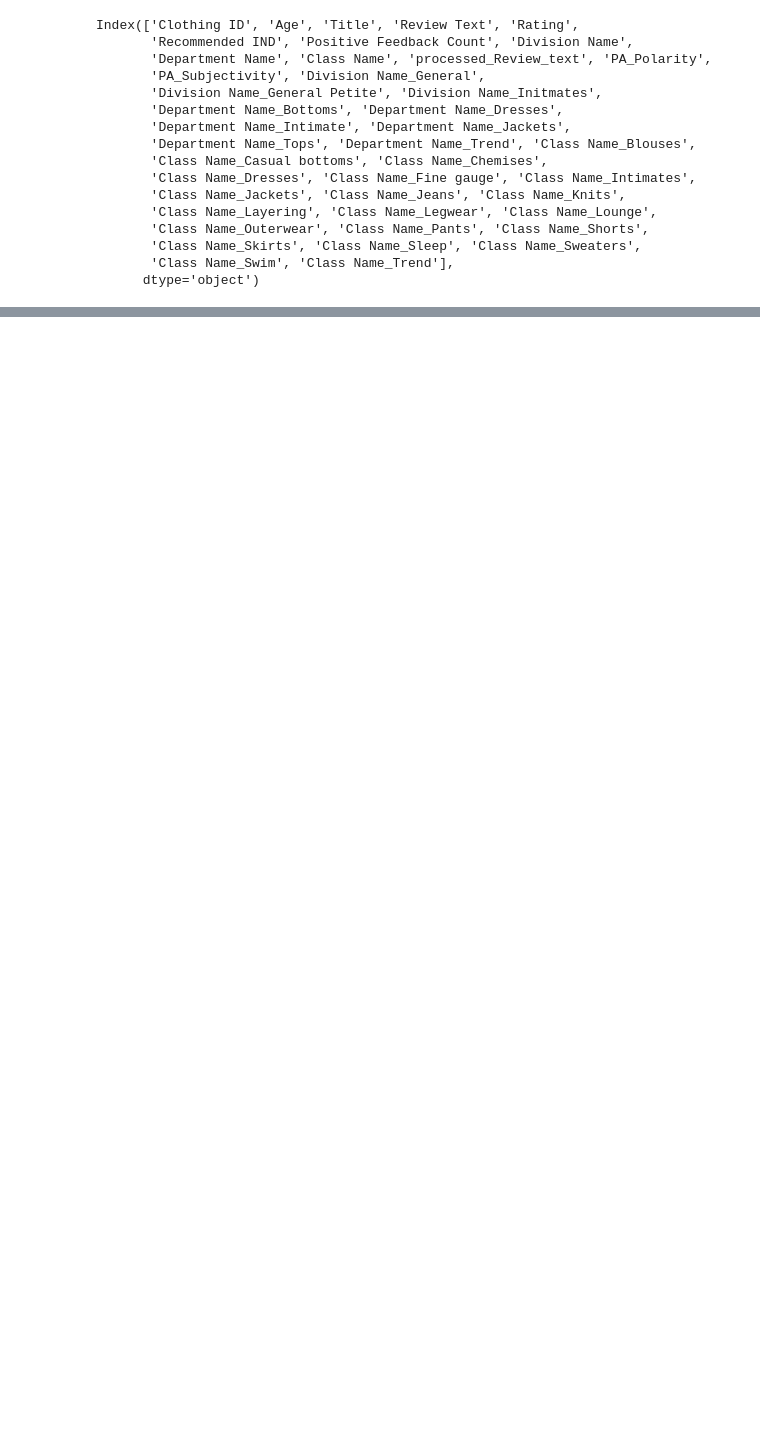
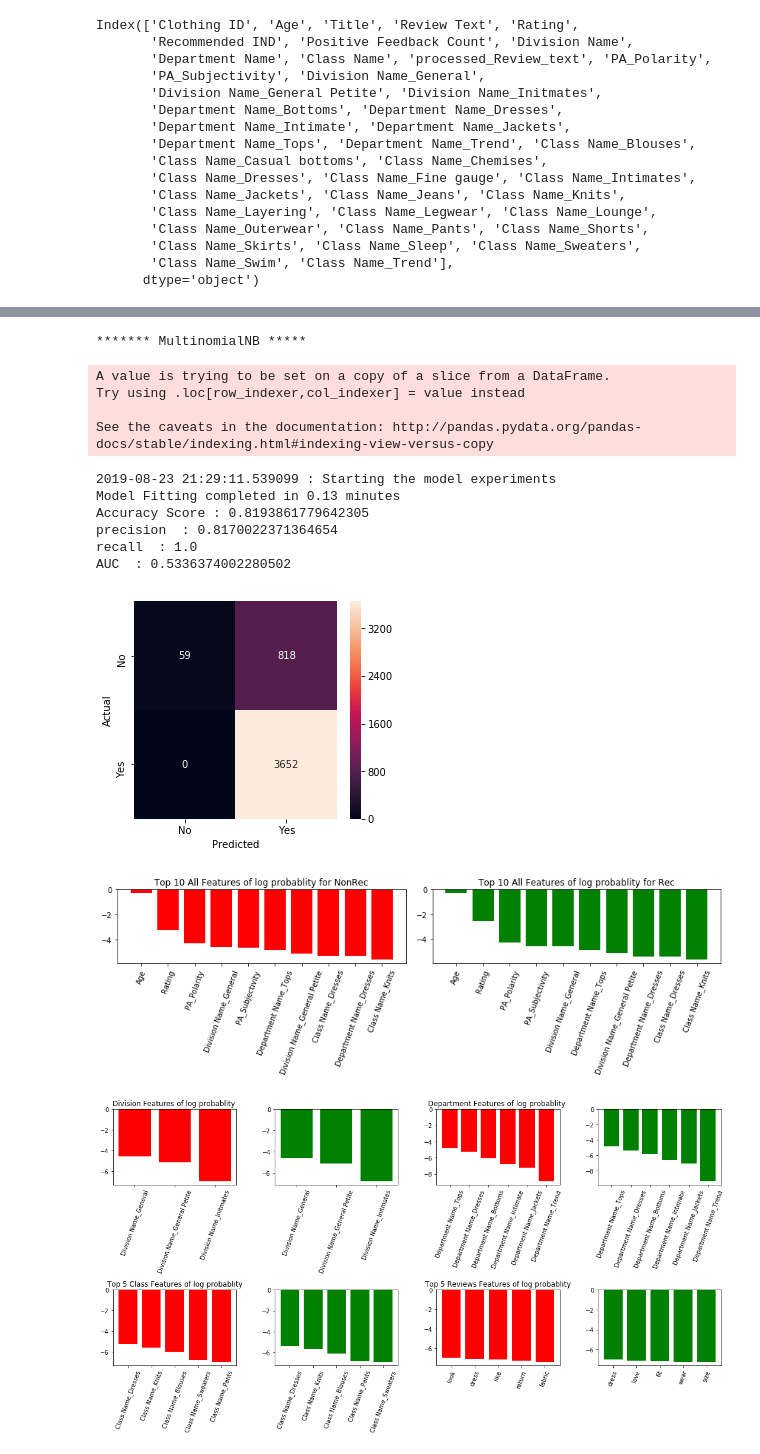
Before and after one commit to balag752/Ecommerce-clothing-recommendation-prediction, a Jupyter notebook: src/ModelBuilding.ipynb, the cells around one changed output, grey strips where cells are left out. Cells and saved outputs as stored; diff of their text form; code cells hidden in the pictures; blank space fills up the shorter version.

Commit message:
Naive bayes

```diff
--- a/src/ModelBuilding.ipynb
+++ b/src/ModelBuilding.ipynb
@@ -250,0 +311,20 @@ AUC  : 0.8894529605932802
+# %%
+# fit the training dataset on the NB classifier
+Naive = MultinomialNB()
+
+model_experiment(Naive,{},df[InputFeature], df[OutputFeature],[2,1],5)
+# %% [output]
+******* MultinomialNB *****
+A value is trying to be set on a copy of a slice from a DataFrame.
+Try using .loc[row_indexer,col_indexer] = value instead
+
+See the caveats in the documentation: http://pandas.pydata.org/pandas-docs/stable/indexing.html#indexing-view-versus-copy
+2019-08-23 21:29:11.539099 : Starting the model experiments
+Model Fitting completed in 0.13 minutes
+Accuracy Score : 0.8193861779642305
+precision  : 0.8170022371364654
+recall  : 1.0
+AUC  : 0.5336374002280502
+[figure, added]
+[figure, added]
+[figure, added]
```
Also changed, not shown: parts of 6 cells of this notebook, 1 other file.
